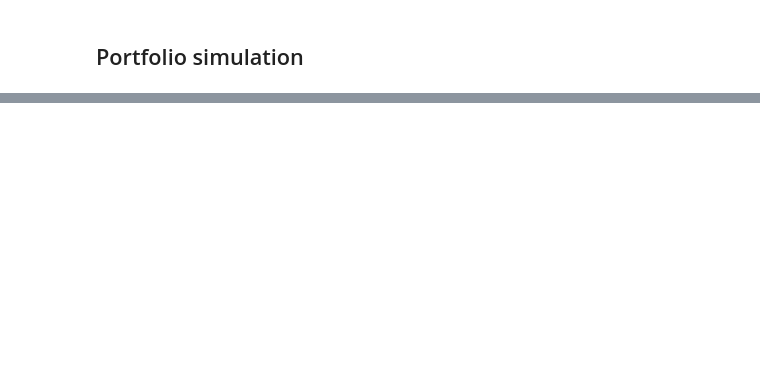
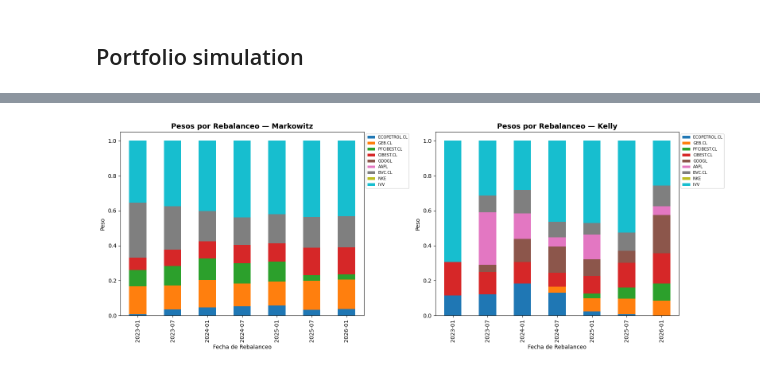
Before and after one commit to jaayg23/grade_CS, a Jupyter notebook: portfolios.ipynb, the cells around one changed output, grey strips where cells are left out. Cells and saved outputs as stored; diff of their text form; code cells hidden in the pictures; blank space fills up the shorter version.

```diff
--- a/portfolios.ipynb
+++ b/portfolios.ipynb
@@ -746,0 +1034,27 @@ Diferencia: +109.39 puntos porcentuales
+# %%
+# --- EVOLUCIÓN DE PESOS EN CADA REBALANCEO ---
+fig, axes = plt.subplots(1, 2, figsize=(16, 6))
+
+# Markowitz
+pesos_m_df = pd.DataFrame(pesos_m, index=[f.strftime('%Y-%m') for f in fechas_m])
+pesos_m_df.plot(kind='bar', stacked=True, ax=axes[0], colormap='tab10')
+axes[0].set_title('Pesos por Rebalanceo — Markowitz', fontsize=13, fontweight='bold')
+axes[0].set_ylabel('Peso')
+axes[0].set_xlabel('Fecha de Rebalanceo')
+axes[0].legend(bbox_to_anchor=(1.0, 1.0), fontsize=7)
+axes[0].set_ylim(0, 1.05)
+
+# Kelly
+pesos_k_df = pd.DataFrame(pesos_k, index=[f.strftime('%Y-%m') for f in fechas_k])
+pesos_k_df.plot(kind='bar', stacked=True, ax=axes[1], colormap='tab10')
+axes[1].set_title('Pesos por Rebalanceo — Kelly', fontsize=13, fontweight='bold')
+axes[1].set_ylabel('Peso')
+axes[1].set_xlabel('Fecha de Rebalanceo')
+axes[1].legend(bbox_to_anchor=(1.0, 1.0), fontsize=7)
+axes[1].set_ylim(0, 1.05)
+
+plt.tight_layout()
+plt.savefig('evolucion_pesos_markowitz_vs_kelly.png', dpi=300, bbox_inches='tight')
+plt.show()
+# %% [output]
+[figure, added]
```
Also changed, not shown: parts of 20 cells of this notebook, 9 other files.
